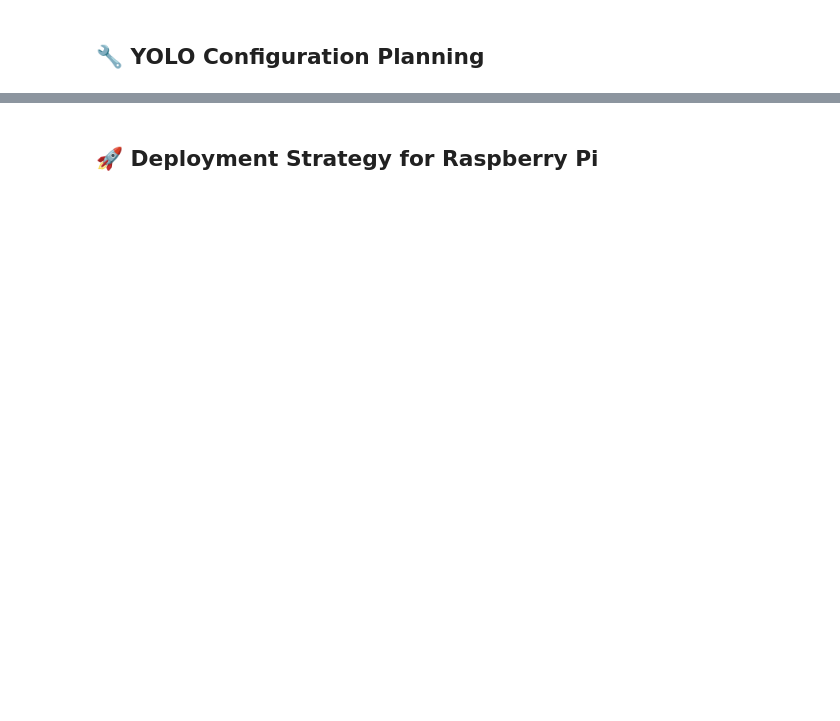
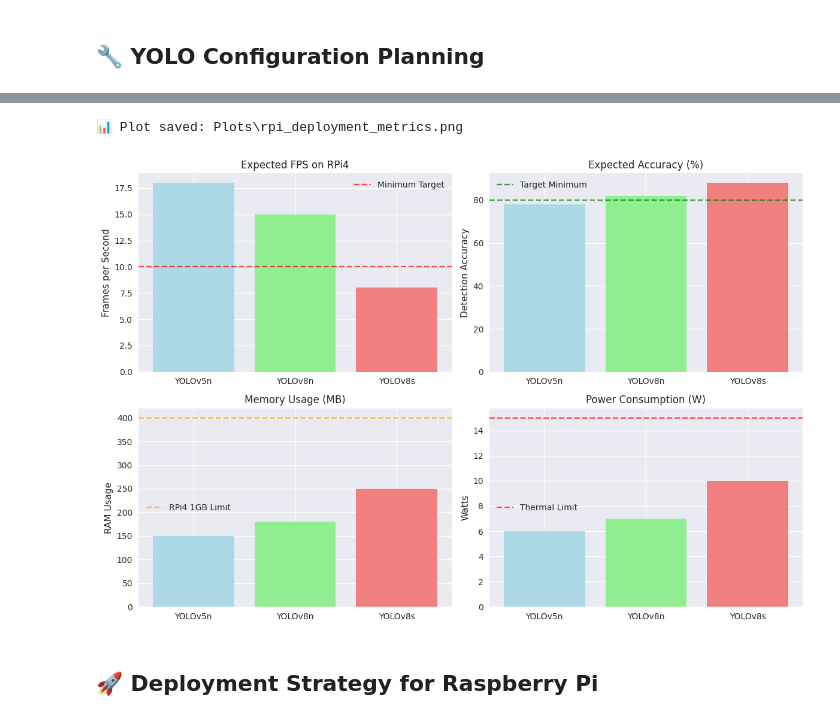
Before and after one commit to ahkatlio/VTOLVision, a Jupyter notebook: VTOL_Vision_Dataset_Analysis.ipynb, the cells around one changed output, grey strips where cells are left out. Saved outputs shown, nothing was run; the diff lists cells and outputs as text; code cells hidden in the pictures; blank space fills up the shorter version.

```diff
--- a/VTOL_Vision_Dataset_Analysis.ipynb
+++ b/VTOL_Vision_Dataset_Analysis.ipynb
@@ -568,7 +702,6 @@ class_map = plan_yolo_data_preparation()
 # %% [markdown]
 ## 🔧 YOLO Configuration Planning
 # %%
-# Raspberry Pi deployment planning
 def plan_rpi_deployment():
     """Plan the deployment strategy for Raspberry Pi"""
 
@@ -617,49 +750,50 @@ def plan_rpi_deployment():
 • Backup detection modes
 """, style="cyan"))
 
-    # Create performance prediction chart
-    plt.figure(figsize=(12, 8))
+    # Suppress warnings during plotting
+    with warnings.catch_warnings():
+        warnings.simplefilter("ignore")
 
-    # Expected performance metrics
-    models = ['YOLOv5n', 'YOLOv8n', 'YOLOv8s']
-    fps = [18, 15, 8]
-    accuracy = [78, 82, 88]
-    memory = [150, 180, 250]
-    power = [6, 7, 10]
+        plt.figure(figsize=(12, 8))
 
-    # Multi-metric comparison
-    plt.subplot(2, 2, 1)
-    plt.bar(models, fps, color=['lightblue', 'lightgreen', 'lightcoral'])
-    plt.title('🎯 Expected FPS on RPi4')
-    plt.ylabel('Frames per Second')
-    plt.axhline(y=10, color='red', linestyle='--', alpha=0.7, label='Minimum Target')
-    plt.legend()
+        models = ['YOLOv5n', 'YOLOv8n', 'YOLOv8s']
+        fps = [18, 15, 8]
+        accuracy = [78, 82, 88]
+        memory = [150, 180, 250]
+        power = [6, 7, 10]
 
-    plt.subplot(2, 2, 2)
-    plt.bar(models, accuracy, color=['lightblue', 'lightgreen', 'lightcoral'])
-    plt.title('🎯 Expected Accuracy (%)')
-    plt.ylabel('Detection Accuracy')
-    plt.axhline(y=80, color='green', linestyle='--', alpha=0.7, label='Target Minimum')
-    plt.legend()
+        plt.subplot(2, 2, 1)
+        plt.bar(models, fps, color=['lightblue', 'lightgreen', 'lightcoral'])
+        plt.title('Expected FPS on RPi4')
+        plt.ylabel('Frames per Second')
+        plt.axhline(y=10, color='red', linestyle='--', alpha=0.7, label='Minimum Target')
+        plt.legend()
 
-    plt.subplot(2, 2, 3)
-    plt.bar(models, memory, color=['lightblue', 'lightgreen', 'lightcoral'])
-    plt.title('🧠 Memory Usage (MB)')
-    plt.ylabel('RAM Usage')
-    plt.axhline(y=400, color='orange', linestyle='--', alpha=0.7, label='RPi4 1GB Limit')
-    plt.legend()
+        plt.subplot(2, 2, 2)
+        plt.bar(models, accuracy, color=['lightblue', 'lightgreen', 'lightcoral'])
+        plt.title('Expected Accuracy (%)')
+        plt.ylabel('Detection Accuracy')
+        plt.axhline(y=80, color='green', linestyle='--', alpha=0.7, label='Target Minimum')
+        plt.legend()
 
-    plt.subplot(2, 2, 4)
-    plt.bar(models, power, color=['lightblue', 'lightgreen', 'lightcoral'])
-    plt.title('⚡ Power Consumption (W)')
-    plt.ylabel('Watts')
-    plt.axhline(y=15, color='red', linestyle='--', alpha=0.7, label='Thermal Limit')
-    plt.legend()
+        plt.subplot(2, 2, 3)
+        plt.bar(models, memory, color=['lightblue', 'lightgreen', 'lightcoral'])
+        plt.title('Memory Usage (MB)')
+        plt.ylabel('RAM Usage')
+        plt.axhline(y=400, color='orange', linestyle='--', alpha=0.7, label='RPi4 1GB Limit')
+        plt.legend()
 
-    plt.tight_layout()
+        plt.subplot(2, 2, 4)
+        plt.bar(models, power, color=['lightblue', 'lightgreen', 'lightcoral'])
+        plt.title('Power Consumption (W)')
+        plt.ylabel('Watts')
+        plt.axhline(y=15, color='red', linestyle='--', alpha=0.7, label='Thermal Limit')
+        plt.legend()
 
-    # Save the plot
-    save_plot('rpi_deployment_metrics.png')
-    plt.show()
+        plt.tight_layout()
+
+        save_plot('rpi_deployment_metrics.png')
+        plt.show()
 
 plan_rpi_deployment()
+# %% [output]
@@ -666,3 +817,5 @@ plan_rpi_deployment()
+📊 Plot saved: Plots\rpi_deployment_metrics.png
+[figure, added]
 # %% [markdown]
 ## 🚀 Deployment Strategy for Raspberry Pi
 # %%
```
Also changed, not shown: parts of 14 cells of this notebook.
